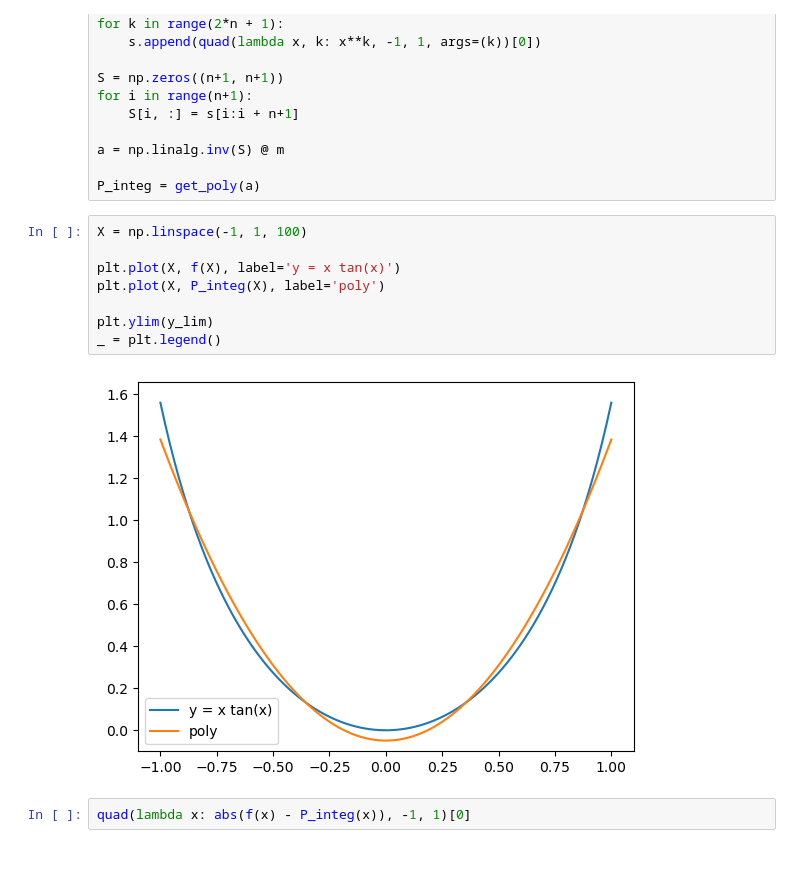
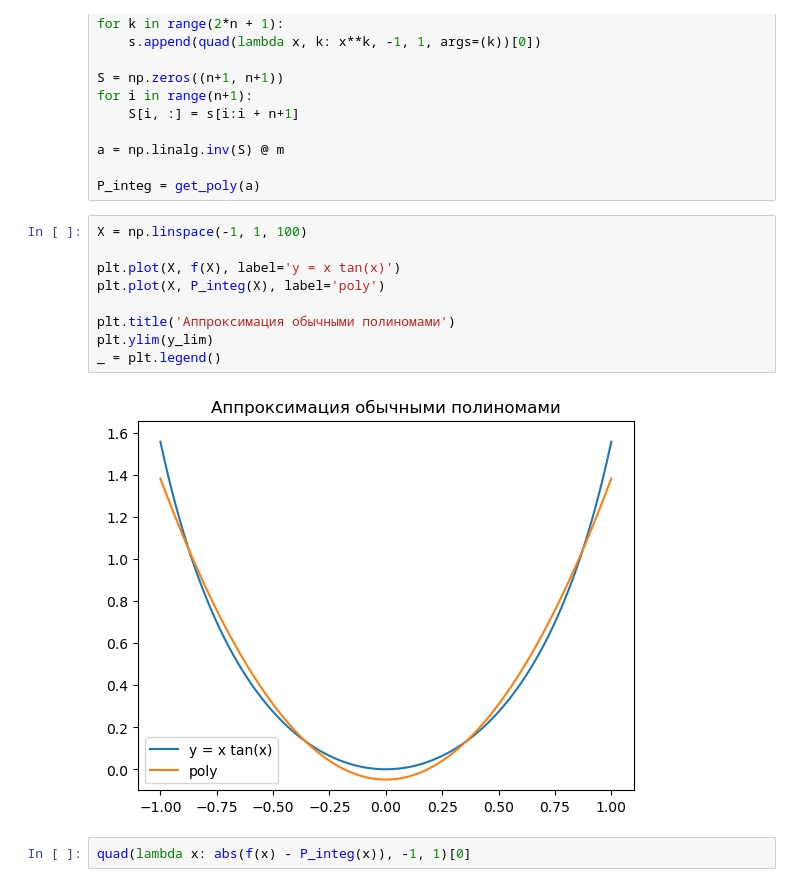
Before and after one commit to oakhmetkin/univer_proga, a Jupyter notebook: semestr4/Num_Methods_Task3.ipynb, the cells around one changed output. Saved outputs shown, nothing was run; the diff lists cells and outputs as text; blank space fills up the shorter version.

Commit message:
Added titles to charts

```diff
--- a/semestr4/Num_Methods_Task3.ipynb
+++ b/semestr4/Num_Methods_Task3.ipynb
@@ -105,13 +105,14 @@ P_integ = get_poly(a)
 # %%
 X = np.linspace(-1, 1, 100)
 
 plt.plot(X, f(X), label='y = x tan(x)')
 plt.plot(X, P_integ(X), label='poly')
 
+plt.title('Аппроксимация обычными полиномами')
 plt.ylim(y_lim)
 _ = plt.legend()
 # %% [output]
-[figure, old version]
+[figure, new version]
 # %%
 quad(lambda x: abs(f(x) - P_integ(x)), -1, 1)[0]
 # %% [output]
```
Also changed, not shown: parts of 1 cell of this notebook.
